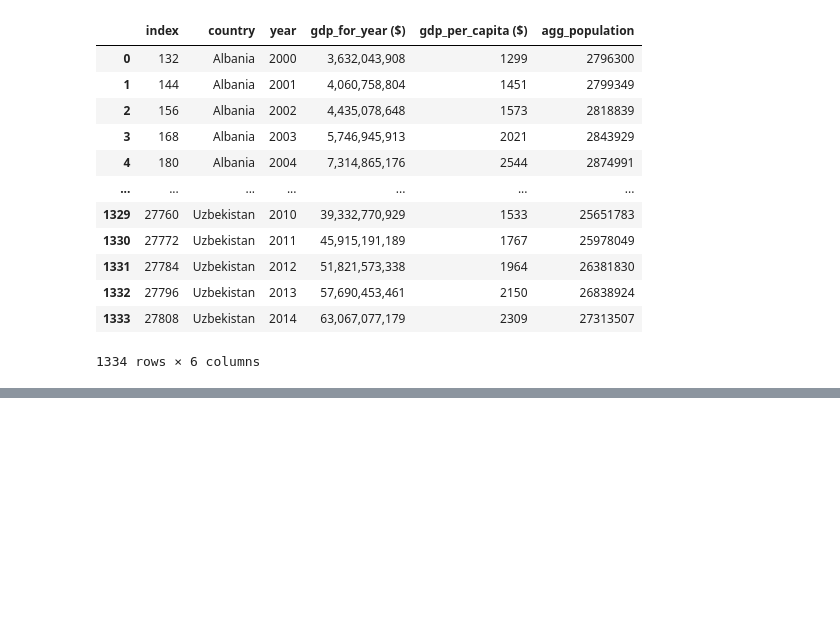
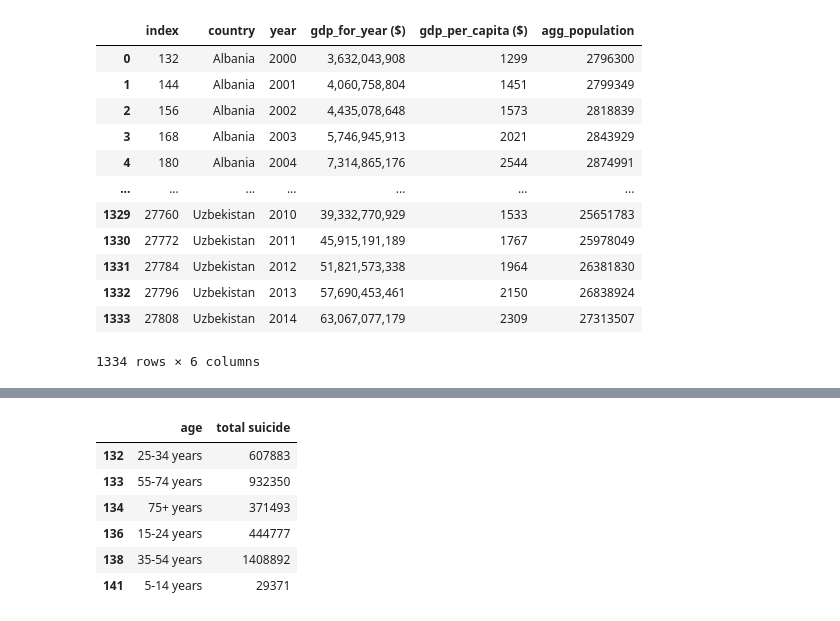
Before and after one commit to JohnaleJ/Extract_Transform_Load, a Jupyter notebook: suicide.ipynb, the cells around one changed output, grey strips where cells are left out. Saved outputs shown, nothing was run; the diff lists cells and outputs as text; code cells hidden in the pictures; blank space fills up the shorter version.

```diff
--- a/suicide.ipynb
+++ b/suicide.ipynb
@@ -226,0 +320,20 @@ country_final_df.to_csv('country_table.csv', index=False)
+# %%
+# Additional transformation of suicide data wanting to sum all suicides by age
+suicide_by_age_df = suicide_df.copy()
+suicide_by_age_df['total suicide'] = suicide_by_age_df.groupby(['age'])['suicides_no'].transform('sum')
+suicide_by_age_df.drop(columns='suicides/100k pop', inplace=True)
+suicide_by_age_df.drop(columns='generation', inplace=True)
+suicide_by_age_df.drop(columns='country', inplace=True)
+suicide_by_age_df.drop(columns='sex', inplace=True)
+suicide_by_age_df.drop(columns='suicides_no', inplace=True)
+suicide_by_age_df.drop(columns='year', inplace=True)
+suicide_by_age_df = suicide_by_age_df.drop_duplicates(keep='first')
+suicide_by_age_df
+# %% [output]
+|  | age | total suicide |
+| 132 | 25-34 years | 607883 |
+| 133 | 55-74 years | 932350 |
+| 134 | 75+ years | 371493 |
+| 136 | 15-24 years | 444777 |
+| 138 | 35-54 years | 1408892 |
+| 141 | 5-14 years | 29371 |
```
Also changed, not shown: parts of 8 cells of this notebook, 4 other files.
